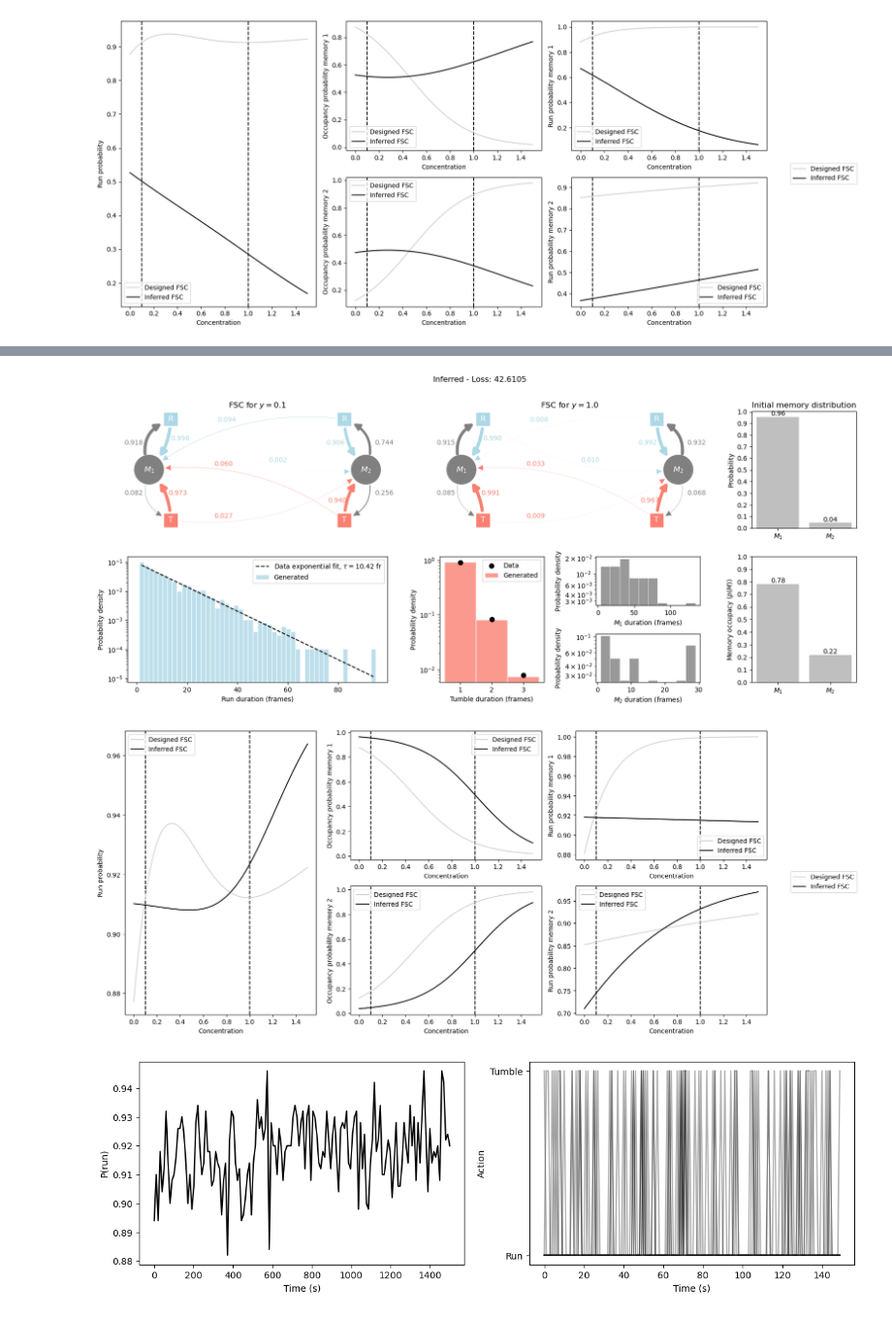
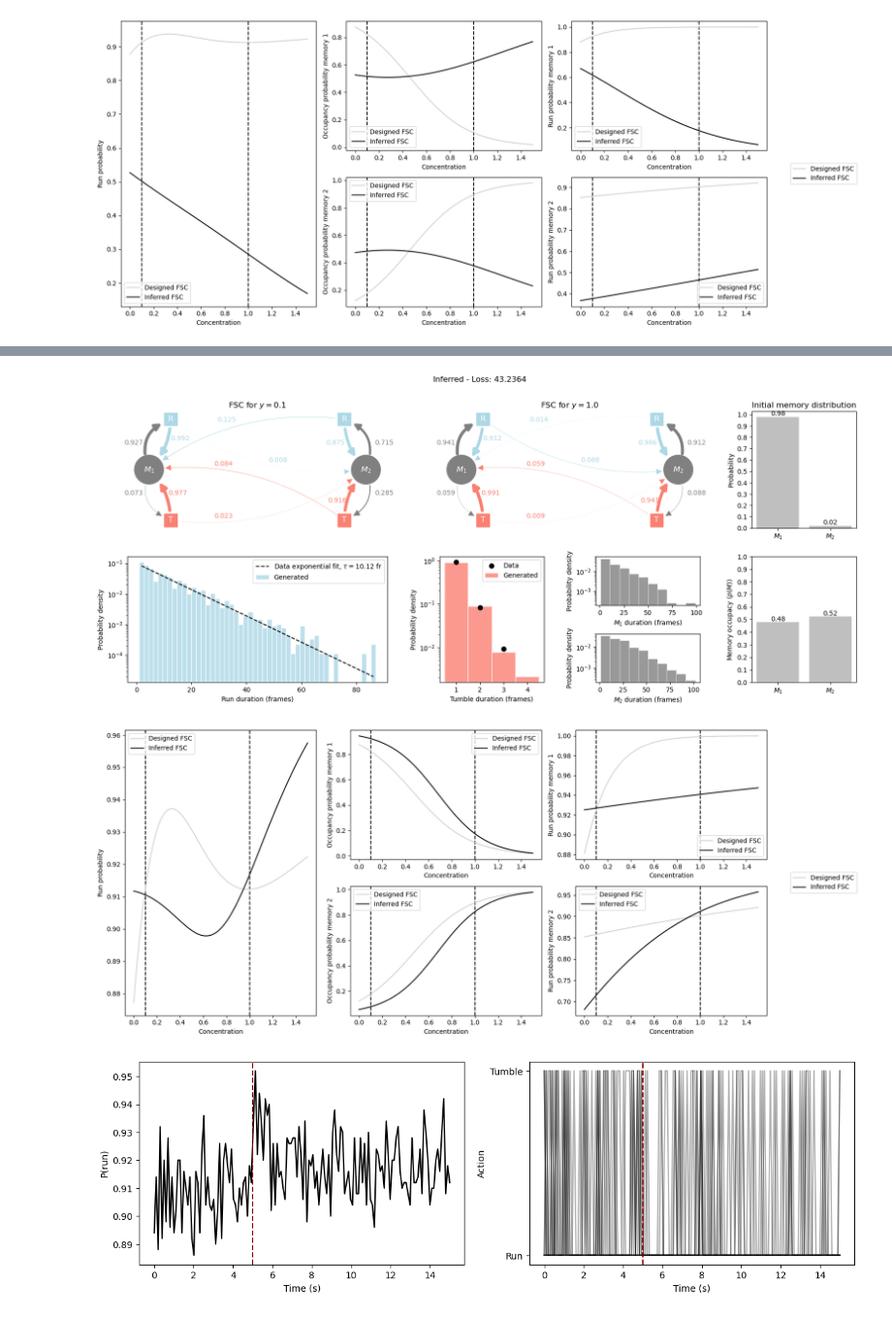
Before and after one commit to giorgionicoletti/InferenceFSCs, a Jupyter notebook: notebooks/new_parametrization_test.ipynb, the cells around one changed output, grey strips where cells are left out. Shown at 97% size. Drawn from its saved outputs; the diff is of its cells as text; code cells hidden in the pictures.

```diff
--- a/notebooks/new_parametrization_test.ipynb
+++ b/notebooks/new_parametrization_test.ipynb
@@ -272,9 +272,10 @@ plt.show()
 # %% [output]
 [figure]
 # %%
+%%time
 tloss, vloss = FSC_inferred.fit(generated_tr,
-                                NEpochs = 5,
-                                NBatch = 25, lr = (0.05, 0.05, 0.05),
+                                NEpochs = 10,
+                                NBatch = 25, lr = (0.025, 0.05, 0.05),
                                 scheduler = "exp",
                                 gamma = 0.99, train_split = 0.9)
 # %% [output]
@@ -288,7 +296,7 @@ Epoch 5 - Training loss: 42.814132080078124, Validation loss: 41.054539909362795
 FSC_inferred.set_mode("generation")
 res = FSC_inferred.plot_dashboard_M2A2(feature_array, generated_tr, title = f"Inferred", return_results = True)
 # %% [output]
-[figure, old version]
+[figure, new version]
 # %%
 feature_array_all = np.array([np.ones(100), np.linspace(0, 1.5, 100)])
 # %%
@@ -344,7 +352,7 @@ for ax in axs.values():
 plt.tight_layout()
 plt.show()
 # %% [output]
-[figure, old version]
+[figure, new version]
 # %%
 generated_tr_inferred= FSC_inferred.generate_trajectories(features = features_play)
 
@@ -353,24 +361,23 @@ for i in range(len(generated_tr_inferred)):
     generated_tr_inferred[i]["actions"] = generated_tr_inferred[i]["actions"][NSteps1//2//tau_sub:]
     generated_tr_inferred[i]["memories"] = generated_tr_inferred[i]["memories"][NSteps1//2//tau_sub:]
     generated_tr_inferred[i]["features"] = generated_tr_inferred[i]["features"][:, NSteps1//2//tau_sub:]
-
-TimePlay = np.linspace(0, (NSteps1 // 2 + NSteps2)*dt*tau_sub, (NSteps1//2 + NSteps2)//tau_sub)
 # %%
 actions_play = np.array([tr["actions"] for tr in generated_tr_inferred])
 pr = np.mean(actions_play == 0, axis = 0)
 # %%
 fig, axs = plt.subplots(1, 2, figsize=(14, 4))
 
-#axs[0].axvline(NSteps_play*dt*tau_sub, c = 'darkred', ls = '--')
 axs[0].plot(TimePlay, pr, c = 'k')
 axs[0].set_xlabel("Time (s)")
 axs[0].set_ylabel("P(run)")
+axs[0].axvline(NSteps1//2*dt, c = 'darkred', ls = '--')
 
-axs[1].plot(actions_play[:10].T, c = 'k', alpha = 0.3)
+axs[1].plot(TimePlay, actions_play[:10].T, c = 'k', alpha = 0.3)
 axs[1].set_xlabel("Time (s)")
 axs[1].set_ylabel("Action")
 axs[1].set_yticks([0, 1], labels = ["Run", "Tumble"])
+axs[1].axvline(NSteps1//2*dt, c = 'darkred', ls = '--')
 
 plt.show()
 # %% [output]
-[figure, old version]
+[figure, new version]
```
Also changed, not shown: parts of 19 cells of this notebook.
